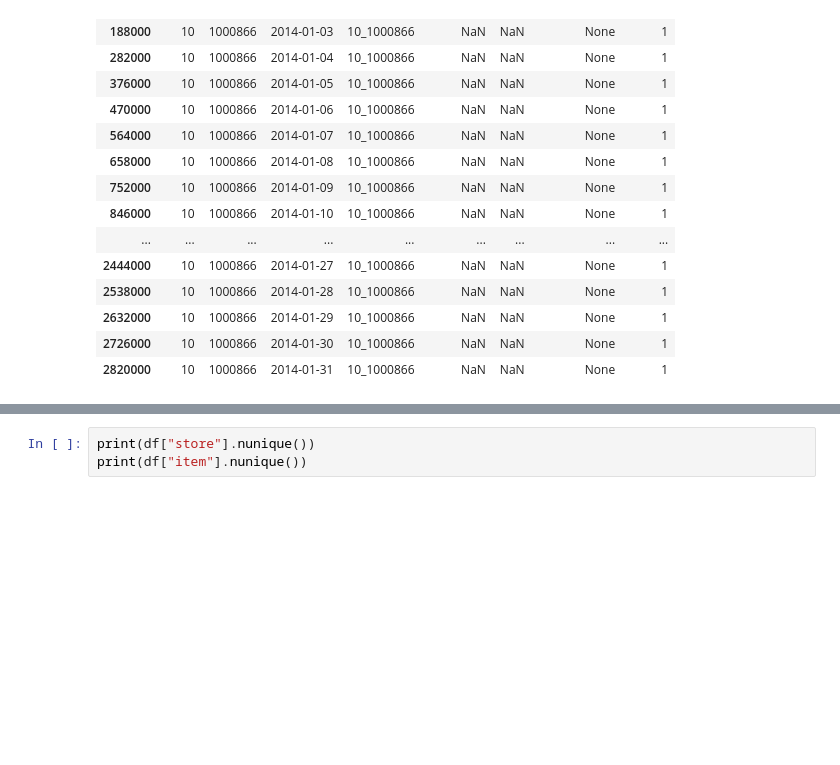
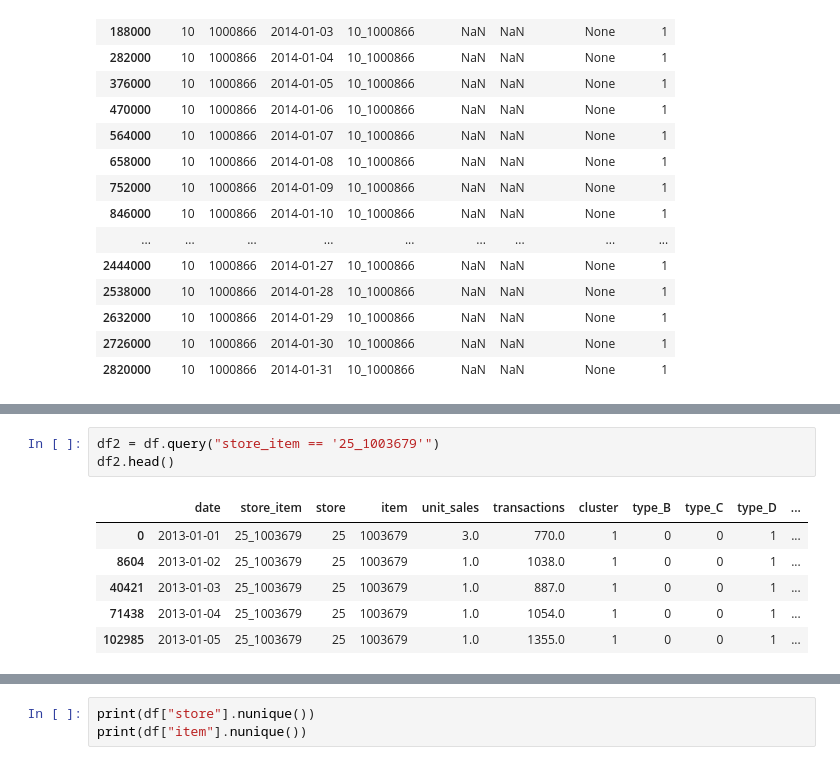
Before and after one commit to ygrepo/kaggle_favorita_grocery_sales_forecasting, a Jupyter notebook: notebook/load_data.ipynb, the cells around one changed output, grey strips where cells are left out. Cells and saved outputs as stored; diff of their text form; blank space fills up the shorter version.

```diff
--- a/notebook/load_data.ipynb
+++ b/notebook/load_data.ipynb
@@ -197,0 +198,10 @@ df.head()
+# %%
+df2 = df.query("store_item == '25_1003679'")
+df2.head()
+# %% [output]
+|  | date | store_item | store | item | unit_sales | transactions | cluster | type_B | type_C | type_D | ... |
+| 0 | 2013-01-01 | 25_1003679 | 25 | 1003679 | 3.0 | 770.0 | 1 | 0 | 0 | 1 | ... |
+| 8604 | 2013-01-02 | 25_1003679 | 25 | 1003679 | 1.0 | 1038.0 | 1 | 0 | 0 | 1 | ... |
+| 40421 | 2013-01-03 | 25_1003679 | 25 | 1003679 | 1.0 | 887.0 | 1 | 0 | 0 | 1 | ... |
+| 71438 | 2013-01-04 | 25_1003679 | 25 | 1003679 | 1.0 | 1054.0 | 1 | 0 | 0 | 1 | ... |
+| 102985 | 2013-01-05 | 25_1003679 | 25 | 1003679 | 1.0 | 1355.0 | 1 | 0 | 0 | 1 | ... |
```
Also changed, not shown: parts of 4 cells of this notebook, 1 other file.
